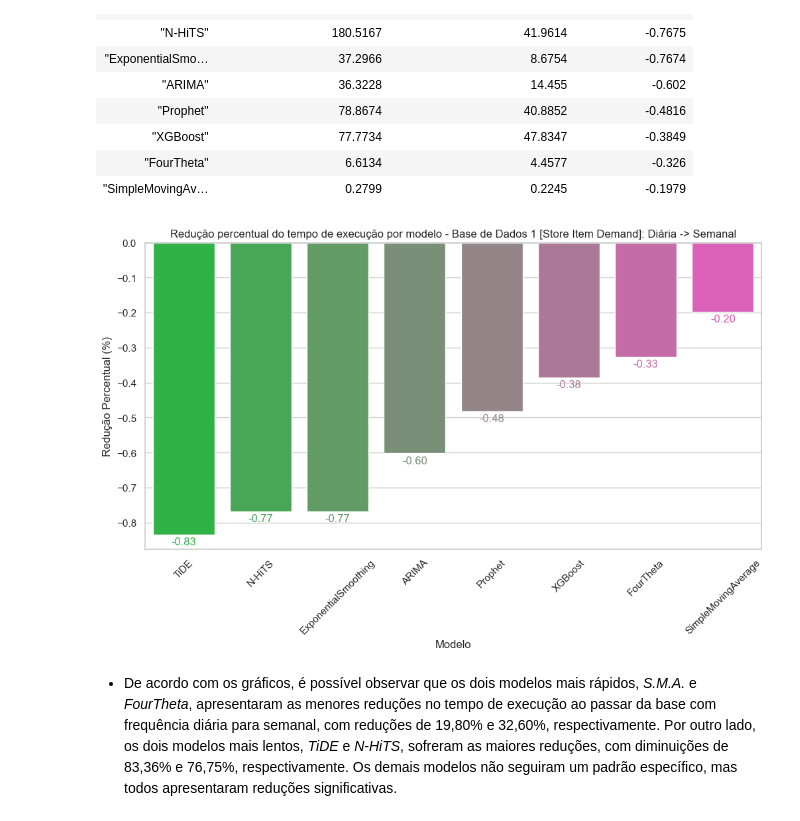
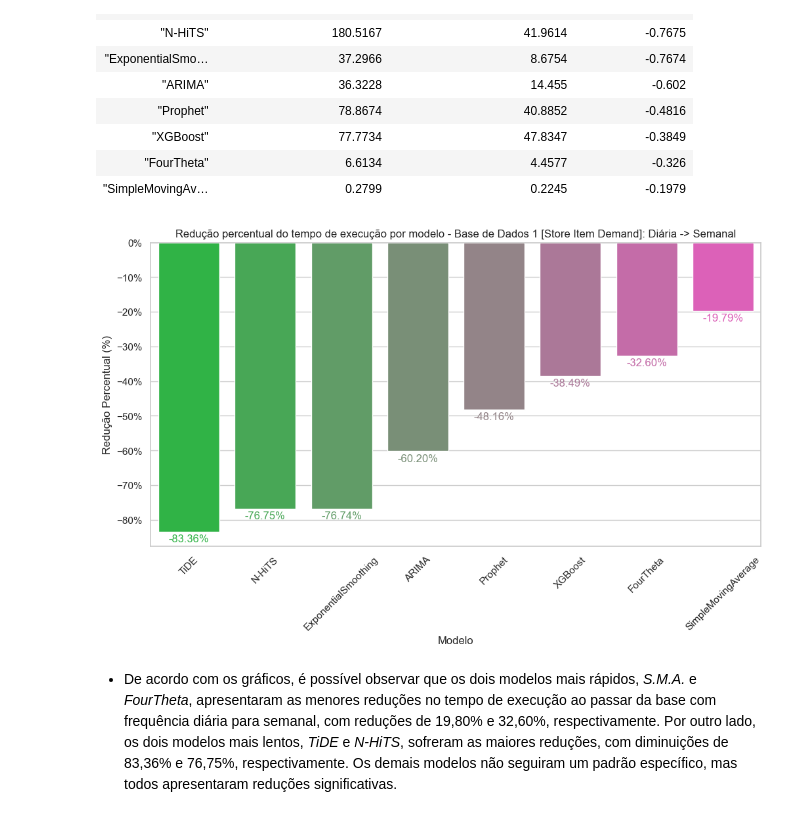
Before and after one commit to lborgatow/demand-forecasting, a Jupyter notebook: notebooks/analysis_of_results.ipynb, the cells around one changed output. Drawn from its saved outputs; the diff is of its cells as text; code cells hidden in the pictures.

```diff
--- a/notebooks/analysis_of_results.ipynb
+++ b/notebooks/analysis_of_results.ipynb
@@ -684,19 +684,19 @@ shape: (8, 4)
 # %%
 palette = sns.blend_palette(
     [
         get_palette_color(palette="bright", color="green"),
         get_palette_color(palette="bright", color="pink")
     ],
     n_colors=len(globals()["execution_time_comparison"])
 )
 
 adjusted_barplot(
-    data=globals()["execution_time_comparison"].sort("reduction_percent"), x="model", y="reduction_percent",
+    data=globals()["execution_time_comparison"].sort("reduction_percent"), x="model", y="reduction_percent", y_is_percent=True,
     hue="model", xlabel="Modelo", ylabel="Redução Percentual (%)", legend=False, palette=palette, title_size=12,
     title="Redução percentual do tempo de execução por modelo - Base de Dados 1 [Store Item Demand]: Diária -> Semanal"
 )
 # %% [output]
-[figure, old version]
+[figure, new version]
 # %% [markdown]
 - De acordo com os gráficos, é possível observar que os dois modelos mais rápidos, *S.M.A.* e *FourTheta*, apresentaram as menores reduções no tempo de execução ao passar da base com frequência diária para semanal, com reduções de 19,80% e 32,60%, respectivamente. Por outro lado, os dois modelos mais lentos, *TiDE* e *N-HiTS*, sofreram as maiores reduções, com diminuições de 83,36% e 76,75%, respectivamente. Os demais modelos não seguiram um padrão específico, mas todos apresentaram reduções significativas.
 # %% [markdown]
```
Also changed, not shown: parts of 1 cell of this notebook.
